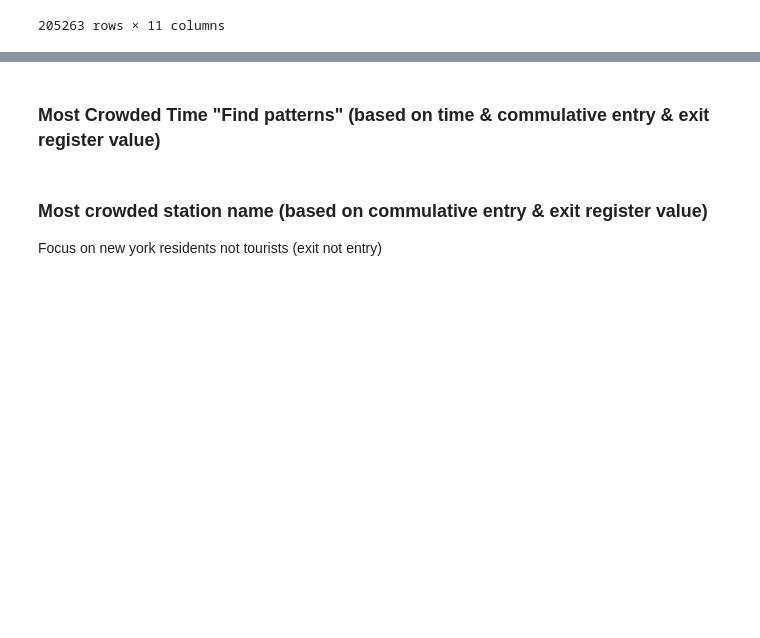
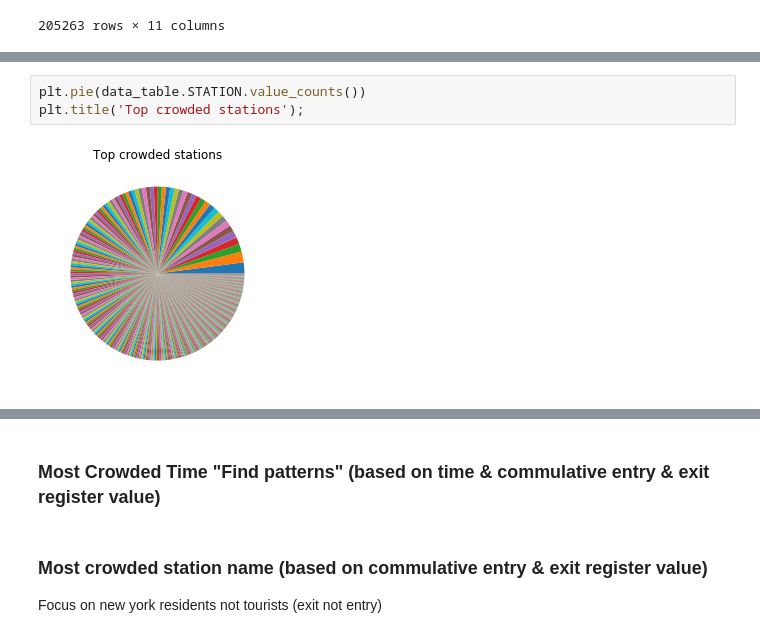
Before and after one commit to Meaad96s/project1_mta, a Jupyter notebook: project1_code.ipynb, the cells around one changed output, grey strips where cells are left out. Cells and saved outputs as stored; diff of their text form; blank space fills up the shorter version.

```diff
--- a/project1_code.ipynb
+++ b/project1_code.ipynb
@@ -191,0 +206,5 @@ data_table
+# %%
+plt.pie(data_table.STATION.value_counts())
+plt.title('Top crowded stations');
+# %% [output]
+[figure, added]
```
Also changed, not shown: parts of 10 cells of this notebook, 1 other file.
